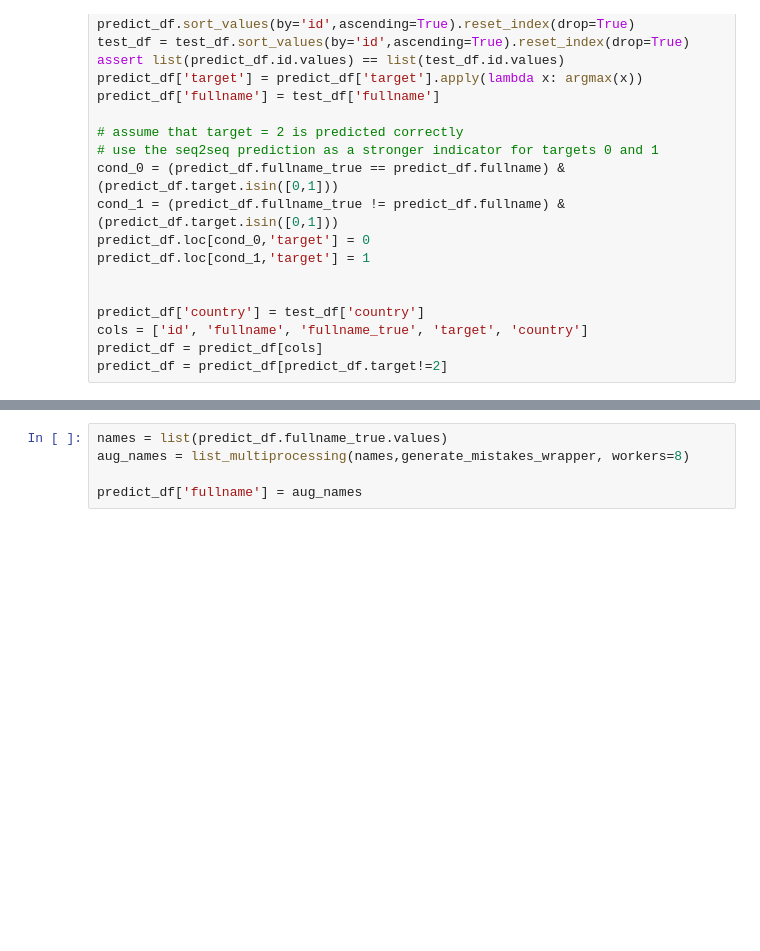
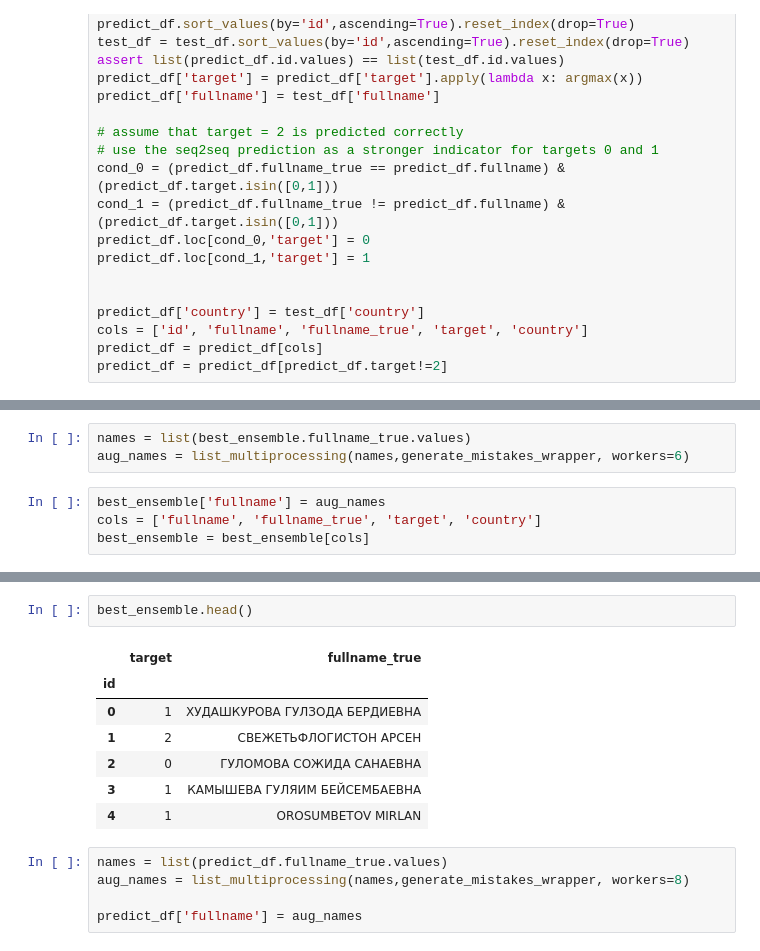
Before and after one commit to snakers4/cft-contest-2018, a Jupyter notebook: src/preprocessing_av.ipynb, the cells around one changed output, grey strips where cells are left out. Drawn from its saved outputs; the diff is of its cells as text; blank space fills up the shorter version.

```diff
--- a/src/preprocessing_av.ipynb
+++ b/src/preprocessing_av.ipynb
@@ -320,0 +520,7 @@ predict_df = predict_df[predict_df.target!=2]
+# %%
+names = list(best_ensemble.fullname_true.values)
+aug_names = list_multiprocessing(names,generate_mistakes_wrapper, workers=6)
+# %%
+best_ensemble['fullname'] = aug_names
+cols = ['fullname', 'fullname_true', 'target', 'country']
+best_ensemble = best_ensemble[cols]
@@ -321,3 +536,13 @@ predict_df = predict_df[predict_df.target!=2]
+# %%
+best_ensemble.head()
+# %% [output]
+|  | target | fullname_true |
+| id |  |  |
+| 0 | 1 | ХУДАШКУРОВА ГУЛЗОДА БЕРДИЕВНА |
+| 1 | 2 | СВЕЖЕТЬФЛОГИСТОН АРСЕН |
+| 2 | 0 | ГУЛОМОВА СОЖИДА САНАЕВНА |
+| 3 | 1 | КАМЫШЕВА ГУЛЯИМ БЕЙСЕМБАЕВНА |
+| 4 | 1 | OROSUMBETOV MIRLAN |
 # %%
 names = list(predict_df.fullname_true.values)
 aug_names = list_multiprocessing(names,generate_mistakes_wrapper, workers=8)
```
Also changed, not shown: parts of 14 cells of this notebook, 3 other files.
